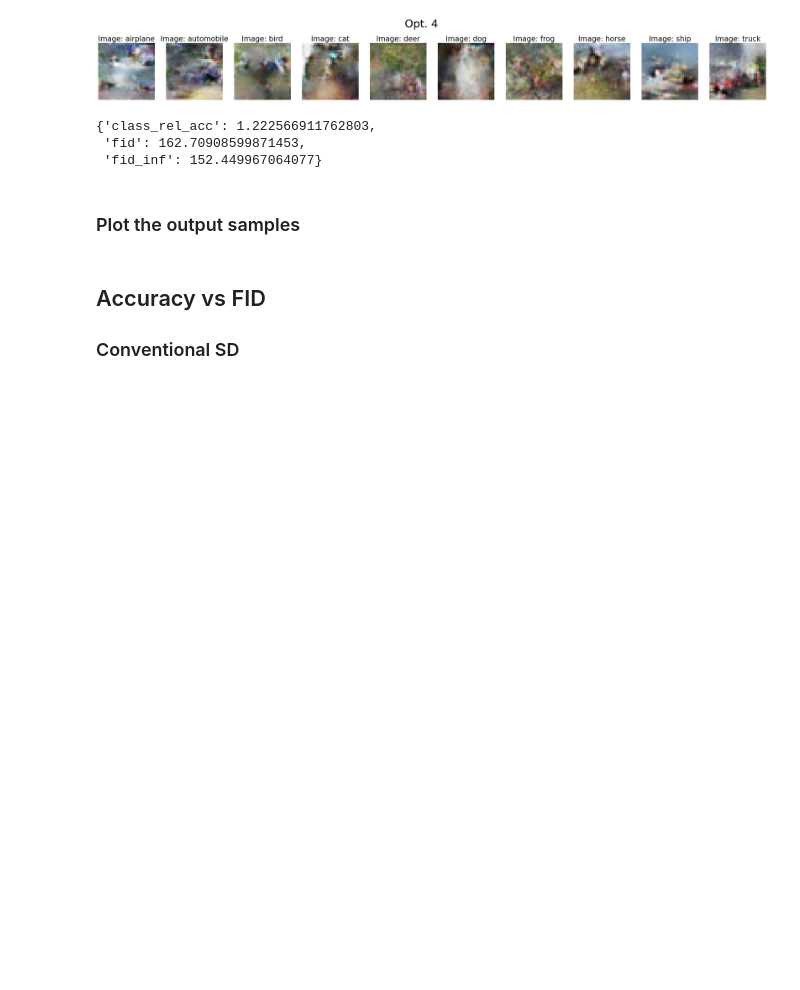
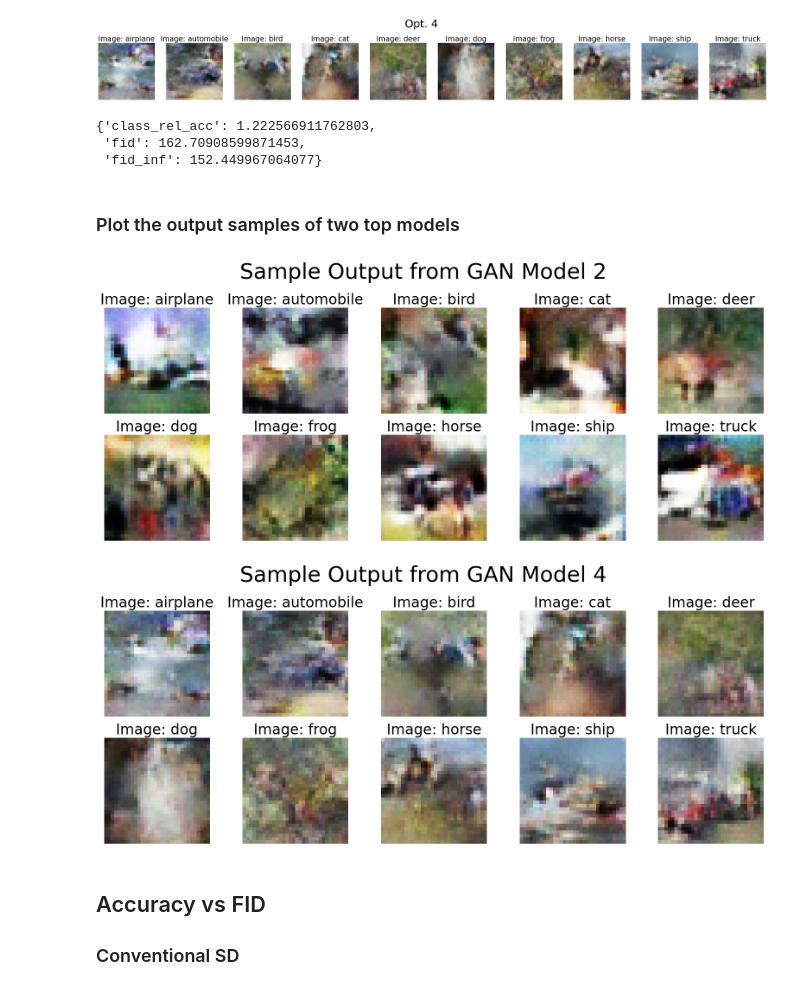
Before and after one commit to ar929/syn-data-comp, a Jupyter notebook: reproduce_results.ipynb, the cells around one changed output. Drawn from its saved outputs; the diff is of its cells as text; code cells hidden in the pictures; blank space fills up the shorter version.

Commit message:
Further demo of GAN outputs

```diff
--- a/reproduce_results.ipynb
+++ b/reproduce_results.ipynb
@@ -592,6 +592,7 @@ model_path_list = ['models/gan_1', 'models/gan_2', 'models/gan_3', 'models/gan_4
 if not recalculate_results: # just to tidy up some parameters for the plotting
         other_params = {'input_size' : 150, 'n_layers_gen' : 5}
 
+gen_models = {}
 for i, model_path in enumerate(model_path_list):
     gen_model = {}
     for label in cifar10_classes:
@@ -613,6 +614,8 @@ for i, model_path in enumerate(model_path_list):
     this_score = (scores_summary_dict["mean"] if "mean" in scores_summary_dict.keys() else scores_summary_dict)
     display(this_score)
 
+    gen_models[i+1] = gen_model
+
     # full_scores_set[model_path] = this_score
 # %% [output]
 models/gan_1
@@ -636,13 +639,16 @@ models/gan_4
  'fid': 162.70908599871453,
  'fid_inf': 152.449967064077}
 # %% [markdown]
-### Plot the output samples
+### Plot the output samples of two top models
-# %%
-n_classes = 10
-cifar10_classes = np.arange(n_classes)
-model_version = "final"
-
-label_dict = {0: b'airplane', 1: b'automobile', 2: b'bird', 3: b'cat', 4: b'deer', 5: b'dog', 6: b'frog', 7: b'horse', 8: b'ship', 9: b'truck'} # Output from CIFAR10
+# %%
+utils.plot_gan_output(gen_models[2], n_syn = 1, label_dict=label_dict, nn_input_size=other_params['input_size'], nn_n_layers_gen=other_params['n_layers_gen'],
+    model_type="v2", n_classes=n_classes, seed = 42, man_title = "Sample Output from GAN Model 2", wrap_single = True)
+
+utils.plot_gan_output(gen_models[4], n_syn = 1, label_dict=label_dict, nn_input_size=other_params['input_size'], nn_n_layers_gen=other_params['n_layers_gen'],
+    model_type="v2", n_classes=n_classes, seed = 42, man_title = "Sample Output from GAN Model 4", wrap_single = True)
+# %% [output]
+[figure, added]
+[figure, added]
 # %% [markdown]
 ## Accuracy vs FID
 ### Conventional SD
```
